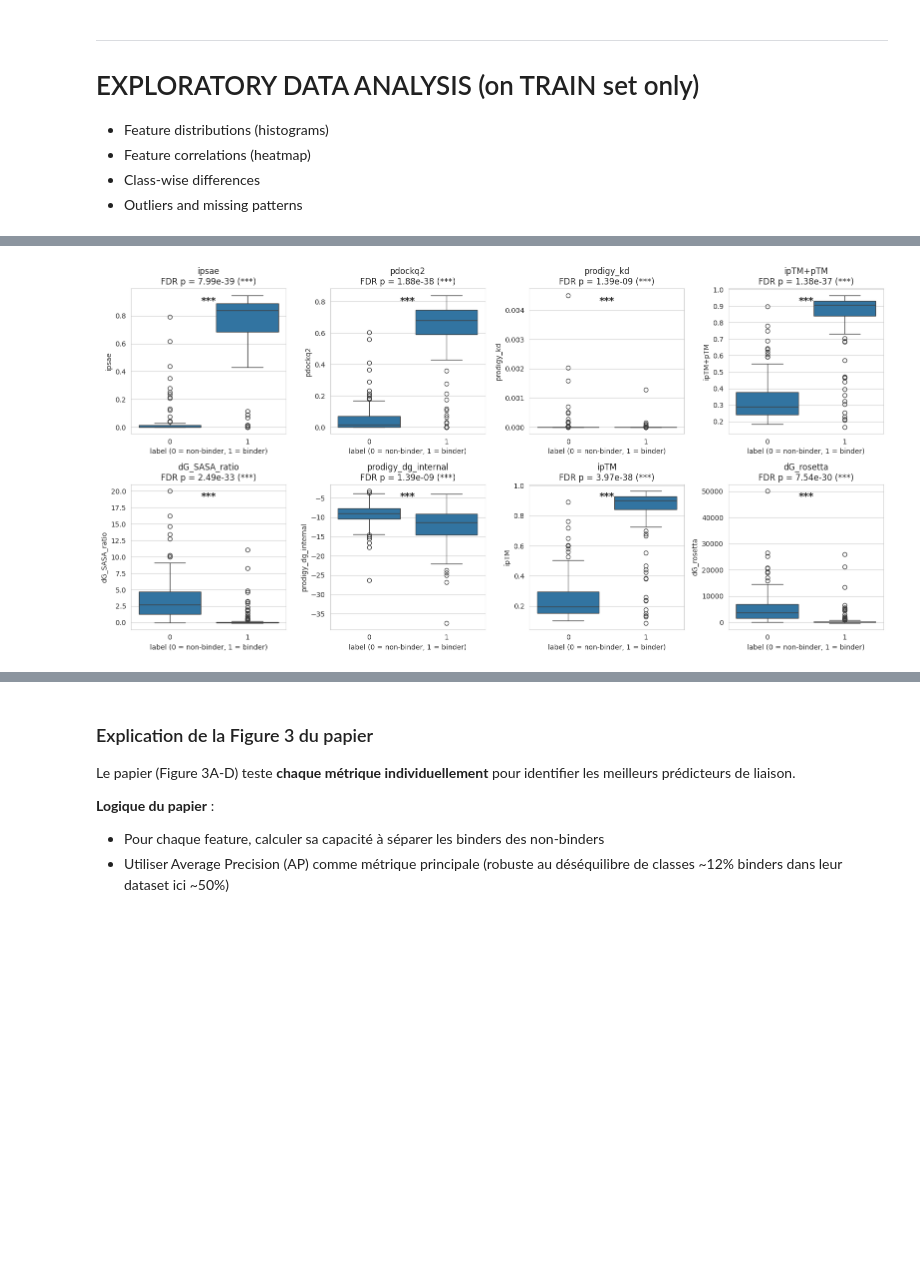
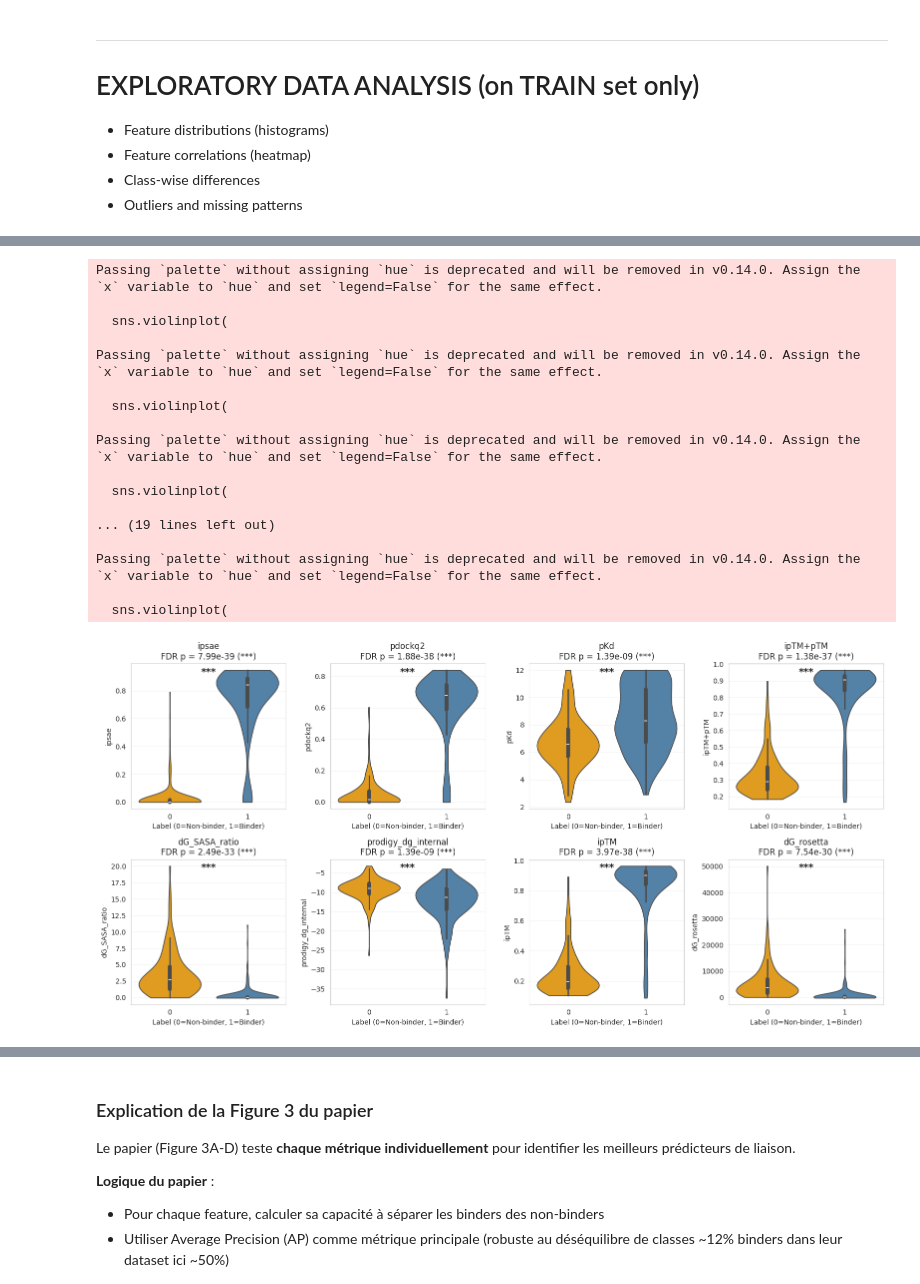
Before and after one commit to KessenP/explorae, a Jupyter notebook: notebooks/binder_selection_pipeline.ipynb, the cells around one changed output, grey strips where cells are left out. Saved outputs shown, nothing was run; the diff lists cells and outputs as text; code cells hidden in the pictures; blank space fills up the shorter version.

```diff
--- a/notebooks/binder_selection_pipeline.ipynb
+++ b/notebooks/binder_selection_pipeline.ipynb
@@ -79,9 +79,10 @@ print(f"\n   Colonnes:\n   {df.columns.tolist()}")
    Colonnes:
    ['id', 'ipsae', 'pdockq2', 'prodigy_kd', 'ipTM+pTM', 'dG_SASA_ratio', 'prodigy_dg_internal', 'ipTM', 'dG_rosetta', 'label']
 # %%
+df["pKd"] = -np.log10(df["prodigy_kd"] + 1e-12)
 # Nettoyer les colonnes numériques (virgule -> point)
 FEATURE_COLS = [
-    "ipsae", "pdockq2", "prodigy_kd", "ipTM+pTM",
+    "ipsae", "pdockq2", "pKd", "ipTM+pTM",
     "dG_SASA_ratio", "prodigy_dg_internal", "ipTM", "dG_rosetta"
 ]
 
@@ -508,51 +601,72 @@ fig, axes = plt.subplots(n_rows, n_cols, figsize=(4*n_cols, 4*n_rows), squeeze=F
 axes = axes.ravel()
 
 for ax, col in zip(axes, FEATURE_COLS):
-    # Boxplot binders vs non-binders sur TRAIN
-    sns.boxplot(
+    # Violin plot binders vs non-binders sur TRAIN
+    sns.violinplot(
         data=df_train,
         x="label",
         y=col,
-        ax=ax
+        ax=ax,
+        palette=["orange", "steelblue"],
+        inner="box",  # Shows quartiles and outliers
+        cut=0  # Don't extend the density past extreme data points
     )
 
-    ax.set_xlabel("label (0 = non-binder, 1 = binder)")
+    ax.set_xlabel("Label (0=Non-binder, 1=Binder)")
     ax.set_ylabel(col)
+    ax.grid(alpha=0.3, axis='y')
 
     # Récupérer p_FDR et étoiles pour cette feature
     if col in stats_by_feat.index:
         p_fdr = stats_by_feat.loc[col, "p_value_FDR"]
         stars = stats_by_feat.loc[col, "Signif_stars_FDR"]
 
         # Titre avec p_FDR
         ax.set_title(f"{col}\nFDR p = {p_fdr:.2e} ({stars})")
 
         # Position de l'annotation
         y_min = df_train[col].min()
         y_max = df_train[col].max()
         y_range = y_max - y_min
 
-        # On place les étoiles au-dessus des boxplots
+        # On place les étoiles au-dessus des violin plots
         ax.text(
             0.5,                           # au milieu entre 0 et 1 sur l'axe x
-            y_max - 0.08 * y_range,        # un peu au-dessus du max
+            y_max -  0.05 * y_range,        # un peu au-dessus du max
             stars,
             ha="center",
             va="bottom",
             fontsize=14,
             fontweight="bold"
         )
     else:
         ax.set_title(col + "\n(no stats)")
 
 # Enlever les axes vides si n_features < n_rows * n_cols
 for j in range(len(FEATURE_COLS), len(axes)):
     fig.delaxes(axes[j])
 
 plt.tight_layout()
 plt.show()
 # %% [output]
+Passing `palette` without assigning `hue` is deprecated and will be removed in v0.14.0. Assign the `x` variable to `hue` and set `legend=False` for the same effect.
+
+  sns.violinplot(
+
+Passing `palette` without assigning `hue` is deprecated and will be removed in v0.14.0. Assign the `x` variable to `hue` and set `legend=False` for the same effect.
+
+  sns.violinplot(
+
+Passing `palette` without assigning `hue` is deprecated and will be removed in v0.14.0. Assign the `x` variable to `hue` and set `legend=False` for the same effect.
+
+  sns.violinplot(
+
+... (19 lines left out)
+
+Passing `palette` without assigning `hue` is deprecated and will be removed in v0.14.0. Assign the `x` variable to `hue` and set `legend=False` for the same effect.
+
+  sns.violinplot(
-[figure, old version]
+[figure, new version]
 # %%
 # Spearman (rang, non-paramétrique — robuste à non-normalité et monotone)
 correlation_spearman = df_train[FEATURE_COLS].corr(method='spearman')
```
Also changed, not shown: parts of 23 cells of this notebook.
